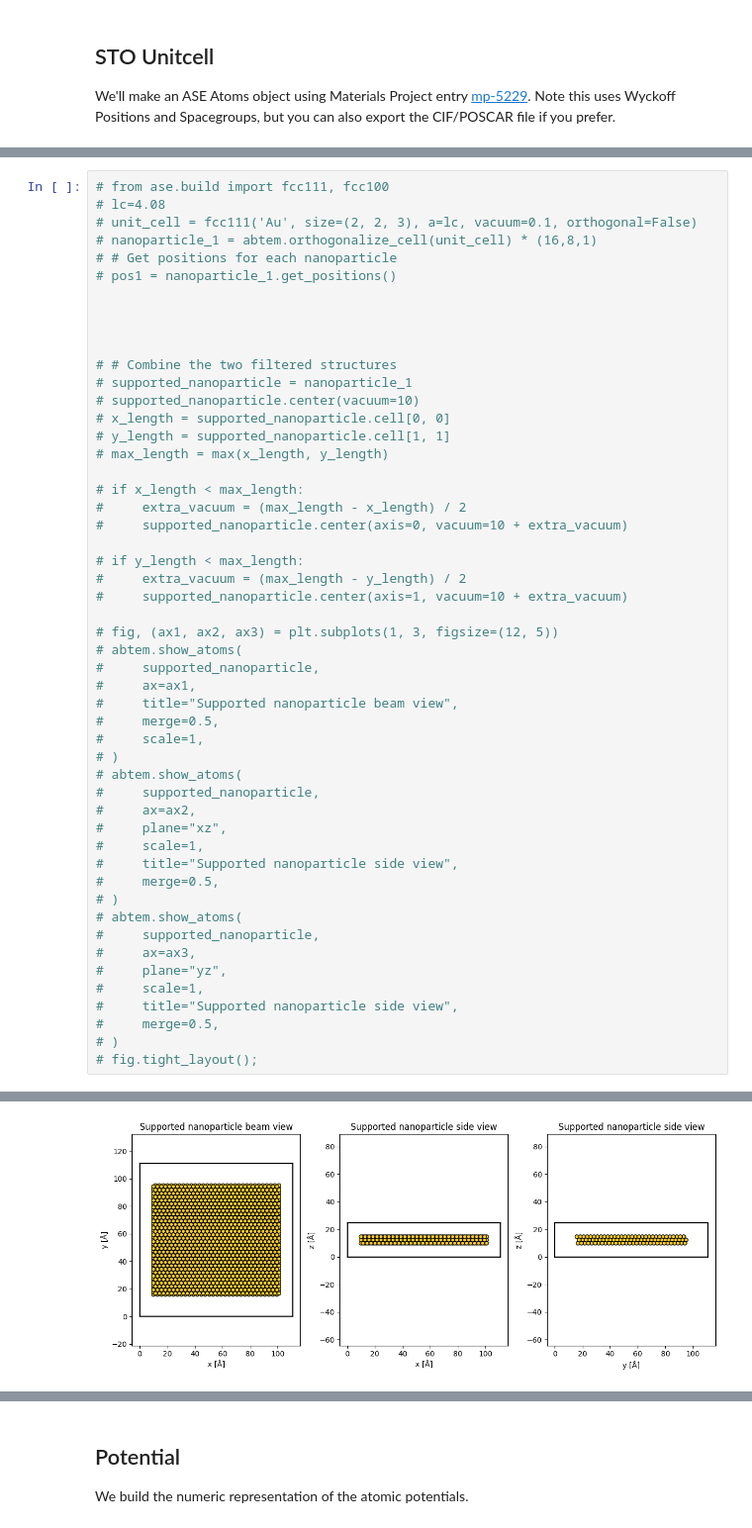
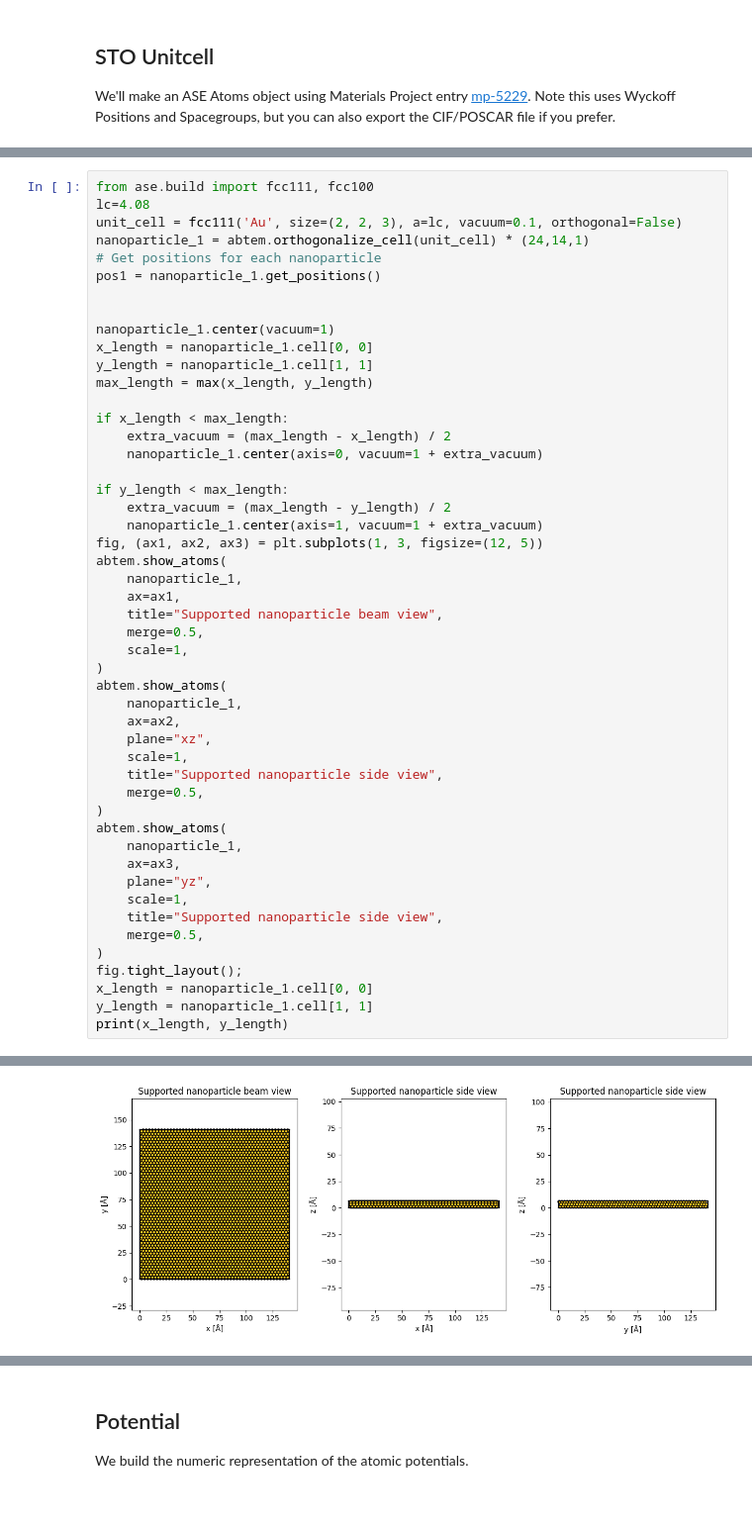
Before and after one commit to curiousbeams/willem-playground, a Jupyter notebook: notebooks/simulation_notebook/crystalline_sample.ipynb, the cells around one changed output, grey strips where cells are left out. Shown at 99% size. Cells and saved outputs as stored; diff of their text form.

```diff
--- a/notebooks/simulation_notebook/crystalline_sample.ipynb
+++ b/notebooks/simulation_notebook/crystalline_sample.ipynb
@@ -103,52 +81,50 @@ fig.tight_layout();
 # %%
-# from ase.build import fcc111, fcc100
-# lc=4.08
-# unit_cell = fcc111('Au', size=(2, 2, 3), a=lc, vacuum=0.1, orthogonal=False)
-# nanoparticle_1 = abtem.orthogonalize_cell(unit_cell) * (16,8,1)
-# # Get positions for each nanoparticle
-# pos1 = nanoparticle_1.get_positions()
+from ase.build import fcc111, fcc100
+lc=4.08
+unit_cell = fcc111('Au', size=(2, 2, 3), a=lc, vacuum=0.1, orthogonal=False)
+nanoparticle_1 = abtem.orthogonalize_cell(unit_cell) * (24,14,1)
+# Get positions for each nanoparticle
+pos1 = nanoparticle_1.get_positions()
 
 
+nanoparticle_1.center(vacuum=1)
+x_length = nanoparticle_1.cell[0, 0]
+y_length = nanoparticle_1.cell[1, 1]
+max_length = max(x_length, y_length)
 
+if x_length < max_length:
+    extra_vacuum = (max_length - x_length) / 2
+    nanoparticle_1.center(axis=0, vacuum=1 + extra_vacuum)
 
-# # Combine the two filtered structures
-# supported_nanoparticle = nanoparticle_1
-# supported_nanoparticle.center(vacuum=10)
-# x_length = supported_nanoparticle.cell[0, 0]
-# y_length = supported_nanoparticle.cell[1, 1]
-# max_length = max(x_length, y_length)
-
-# if x_length < max_length:
-#     extra_vacuum = (max_length - x_length) / 2
-#     supported_nanoparticle.center(axis=0, vacuum=10 + extra_vacuum)
-
-# if y_length < max_length:
-#     extra_vacuum = (max_length - y_length) / 2
-#     supported_nanoparticle.center(axis=1, vacuum=10 + extra_vacuum)
-
-# fig, (ax1, ax2, ax3) = plt.subplots(1, 3, figsize=(12, 5))
-# abtem.show_atoms(
-#     supported_nanoparticle,
-#     ax=ax1,
-#     title="Supported nanoparticle beam view",
-#     merge=0.5,
-#     scale=1,
-# )
-# abtem.show_atoms(
-#     supported_nanoparticle,
-#     ax=ax2,
-#     plane="xz",
-#     scale=1,
-#     title="Supported nanoparticle side view",
-#     merge=0.5,
-# )
-# abtem.show_atoms(
-#     supported_nanoparticle,
-#     ax=ax3,
-#     plane="yz",
-#     scale=1,
-#     title="Supported nanoparticle side view",
-#     merge=0.5,
-# )
-# fig.tight_layout();
+if y_length < max_length:
+    extra_vacuum = (max_length - y_length) / 2
+    nanoparticle_1.center(axis=1, vacuum=1 + extra_vacuum)
+fig, (ax1, ax2, ax3) = plt.subplots(1, 3, figsize=(12, 5))
+abtem.show_atoms(
+    nanoparticle_1,
+    ax=ax1,
+    title="Supported nanoparticle beam view",
+    merge=0.5,
+    scale=1,
+)
+abtem.show_atoms(
+    nanoparticle_1,
+    ax=ax2,
+    plane="xz",
+    scale=1,
+    title="Supported nanoparticle side view",
+    merge=0.5,
+)
+abtem.show_atoms(
+    nanoparticle_1,
+    ax=ax3,
+    plane="yz",
+    scale=1,
+    title="Supported nanoparticle side view",
+    merge=0.5,
+)
+fig.tight_layout();
+x_length = nanoparticle_1.cell[0, 0]
+y_length = nanoparticle_1.cell[1, 1]
+print(x_length, y_length)
 # %% [output]
@@ -155 +132 @@ fig.tight_layout();
-[figure, old version]
+[figure, new version]
```
Also changed, not shown: parts of 12 cells of this notebook, 1 other file.
